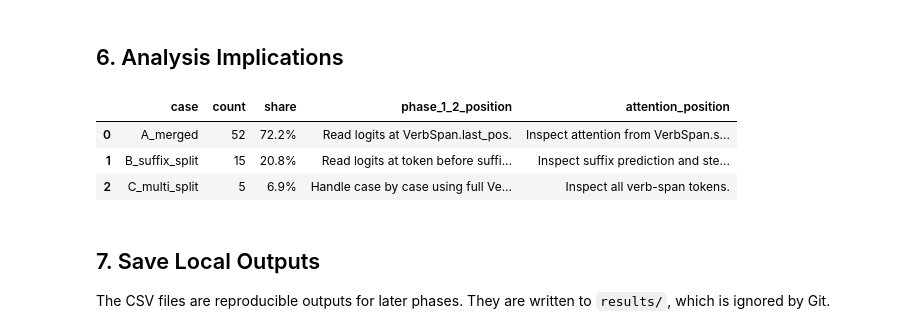
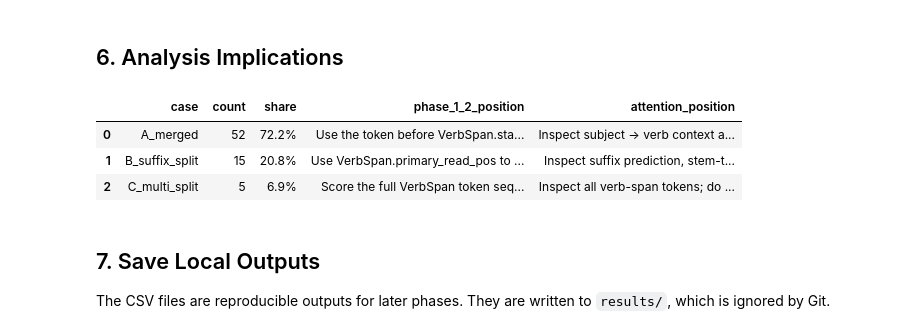
Before and after one commit to IrohAmca/ProDropLens, a Jupyter notebook: notebook/phase0_tokenizer_discovery.ipynb, the cells around one changed output. Cells and saved outputs as stored; diff of their text form; code cells hidden in the pictures.

```diff
--- a/notebook/phase0_tokenizer_discovery.ipynb
+++ b/notebook/phase0_tokenizer_discovery.ipynb
@@ -214,39 +306,39 @@ fig.show()
 # %%
 n_total = len(verb_classification_df)
 n_type_a = int((verb_classification_df["type"] == "A_merged").sum())
 n_type_b = int((verb_classification_df["type"] == "B_suffix_split").sum())
 n_type_c = int((verb_classification_df["type"] == "C_multi_split").sum())
 
 analysis_strategy = pd.DataFrame([
     {
         "case": "A_merged",
         "count": n_type_a,
         "share": f"{n_type_a / n_total:.1%}",
-        "phase_1_2_position": "Read logits at VerbSpan.last_pos.",
-        "attention_position": "Inspect attention from VerbSpan.stem_pos to subject_pos.",
+        "phase_1_2_position": "Use the token before VerbSpan.start to read logits for the merged verb token.",
+        "attention_position": "Inspect subject -> verb context and attention from VerbSpan.start/end to subject_pos.",
     },
     {
         "case": "B_suffix_split",
         "count": n_type_b,
         "share": f"{n_type_b / n_total:.1%}",
-        "phase_1_2_position": "Read logits at token before suffix and/or at VerbSpan.last_pos.",
-        "attention_position": "Inspect suffix prediction and stem-to-subject attention.",
+        "phase_1_2_position": "Use VerbSpan.primary_read_pos to read the suffix token; also score the full token sequence.",
+        "attention_position": "Inspect suffix prediction, stem-to-subject attention, and subject influence before the suffix.",
     },
     {
         "case": "C_multi_split",
         "count": n_type_c,
         "share": f"{n_type_c / n_total:.1%}",
-        "phase_1_2_position": "Handle case by case using full VerbSpan.",
-        "attention_position": "Inspect all verb-span tokens.",
+        "phase_1_2_position": "Score the full VerbSpan token sequence and inspect the final token case by case.",
+        "attention_position": "Inspect all verb-span tokens; do not assume a clean suffix boundary.",
     },
 ])
 
 display(analysis_strategy)
 # %% [output]
 |  | case | count | share | phase_1_2_position | attention_position |
-| 0 | A_merged | 52 | 72.2% | Read logits at VerbSpan.last_pos. | Inspect attention from VerbSpan.s... |
-| 1 | B_suffix_split | 15 | 20.8% | Read logits at token before suffi... | Inspect suffix prediction and ste... |
-| 2 | C_multi_split | 5 | 6.9% | Handle case by case using full Ve... | Inspect all verb-span tokens. |
+| 0 | A_merged | 52 | 72.2% | Use the token before VerbSpan.sta... | Inspect subject -> verb context a... |
+| 1 | B_suffix_split | 15 | 20.8% | Use VerbSpan.primary_read_pos to ... | Inspect suffix prediction, stem-t... |
+| 2 | C_multi_split | 5 | 6.9% | Score the full VerbSpan token seq... | Inspect all verb-span tokens; do ... |
 # %% [markdown]
 ## 7. Save Local Outputs
 
```
Also changed, not shown: parts of 1 cell of this notebook, 1 other file.
